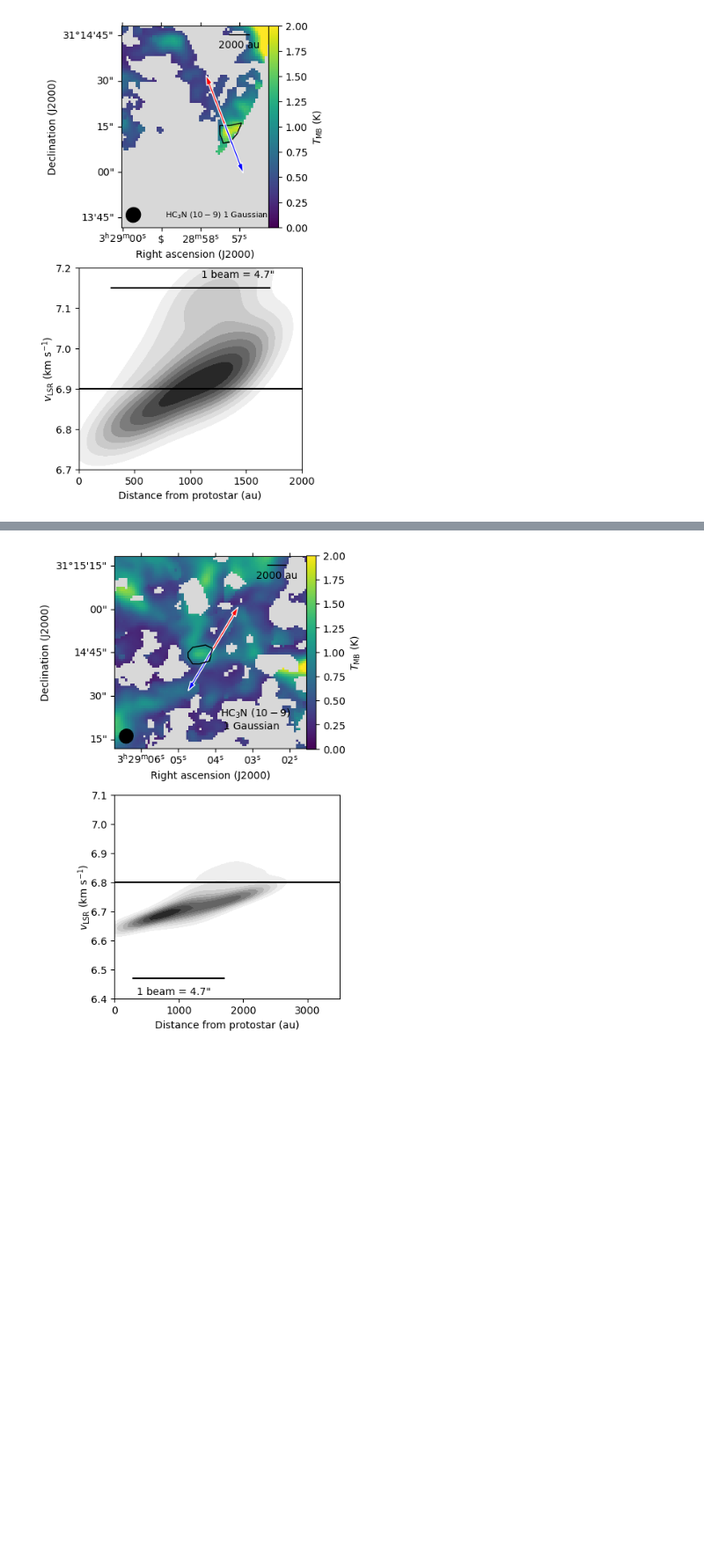
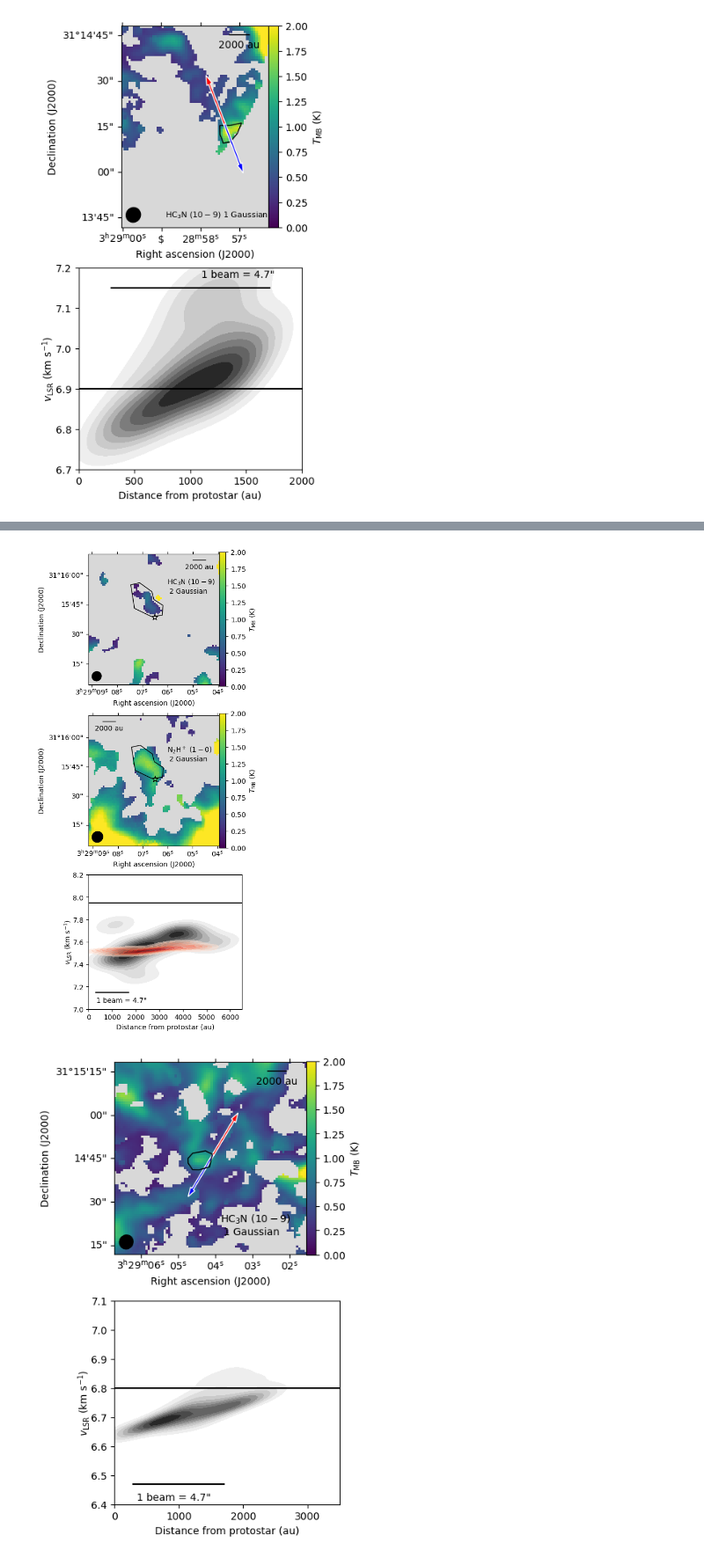
Before and after one commit to tere-valdivia/propstar_gasflow, a Jupyter notebook: figures_NGC1333SE.ipynb, the cells around one changed output, grey strips where cells are left out. Shown at 88% size. Drawn from its saved outputs; the diff is of its cells as text; code cells hidden in the pictures; blank space fills up the shorter version.

```diff
--- a/figures_NGC1333SE.ipynb
+++ b/figures_NGC1333SE.ipynb
@@ -2039,12 +2039,13 @@ fig.savefig('figures/zoom_iras2b_hc3n_tmb.pdf', bbox_inches='tight', dpi=300)
 # SK 15
 
 sk15_hc3nclusterfile = 'analysis/protostar_cutouts/SK15_HC3N_mlex2.fits'
-sk15_n2hpclusterfile = 'analysis/protostar_cutouts/SK15_N2Hp_cluster0.fits'
+sk15_n2hpclusterfile = 'analysis/protostar_cutouts/SK15_N2Hp_mlex2.fits'
 sk15_regionfile = 'analysis/protostar_cutouts/candidate_region_SK15.reg'
 
 sk15_hc3ncluster, sk15_hc3nhead = fits.getdata(sk15_hc3nclusterfile, header=True)
 sk15_n2hpcluster, sk15_n2hphead = fits.getdata(sk15_n2hpclusterfile, header=True)
 sk15_wcsskyhc3n = WCS(sk15_hc3nhead).celestial
+sk15_wcsskyn2hp = WCS(sk15_n2hphead).celestial
 sk15_region = Regions.read(sk15_regionfile)[0]
 sk15_vlsr = catalog_protostars.loc[15, 'vlsr']
 # %%
@@ -2095,3 +2096,72 @@ fig.savefig('figures/zoom_sk15_hc3n_tmb_wn2hp.pdf', bbox_inches='tight', dpi=300
+# %%
+fig = plt.figure(figsize=(4,12))
+ax = fig.add_subplot(311, projection=sk15_wcsskyhc3n)
+map = sk15_hc3ncluster[0]
+cmap = cm.get_cmap('viridis').copy()
+cmap.set_bad('0.85')
+tmin=0
+tmax=2
+vmin = 7
+vmax = 8.2
+label = r'$T_{\mathrm{MB}}$ (K)'#r'$v_{\mathrm{LSR}}$(km s$^{-1}$)'
+
+
+sc1 = ax.imshow(map, cmap=cmap, vmin=tmin, vmax=tmax)
+fig.colorbar(sc1, ax=ax, label=label, pad=-0.002)
+reg_load_pix = sk15_region.to_pixel(sk15_wcsskyhc3n)
+reg_load_pix.visual['edgecolor'] = 'black'
+reg_load_pix.plot(ax=ax, zorder=100)
+ax.scatter(catalog_protostars.loc[15, 'RAJ2000'], catalog_protostars.loc[15, 'DEJ2000'], transform=ax.get_transform('world'), marker='*', s=80, ec ='k', fc='None')
+add_beam(ax, major=bmaj, minor=bmin, angle=bpa, color='k', pad=0.1)
+ax.annotate('HC$_3$N ($10-9$)\n 2 Gaussian', (0.6, 0.7), xycoords='axes fraction', fontsize=10, color='k')
+# ax.annotate('N$_2$H$^+$ ($1-0$)\n Cluster 0', (0.6, 0.55), xycoords='axes fraction', fontsize=10, color='w')
+
+add_scalebar(ax, 2000/293*u.arcsec, corner='top right', label='2000 au')
+# ax.contour(sk15_n2hpcluster[0], transform=ax.get_transform(WCS(sk15_n2hphead).celestial), levels=[2,3,4,5], colors='w')
+
+lon = ax.coords[0]
+lat = ax.coords[1]
+lon.set_axislabel('Right ascension (J2000)')
+lat.set_axislabel('Declination (J2000)')
+
+ax2 = fig.add_subplot(312, projection=sk15_wcsskyn2hp)
+map2 = sk15_n2hpcluster[0]
+sc2 = ax2.imshow(map2, cmap=cmap, vmin=tmin, vmax=tmax)
+fig.colorbar(sc2, ax=ax2, label=label, pad=-0.002)
+reg_load_pix2 = sk15_region.to_pixel(sk15_wcsskyn2hp)
+reg_load_pix2.visual['edgecolor'] = 'black'
+reg_load_pix2.plot(ax=ax2, zorder=100)
+ax2.scatter(catalog_protostars.loc[15, 'RAJ2000'], catalog_protostars.loc[15, 'DEJ2000'], transform=ax2.get_transform('world'), marker='*', s=80, ec ='k', fc='None')
+add_beam(ax2, major=bmajn2hp, minor=bminn2hp, angle=bpan2hp, color='k', pad=0.1)
+ax2.annotate('N$_2$H$^+$ ($1-0$)\n 2 Gaussian', (0.6, 0.65), xycoords='axes fraction', fontsize=10, color='k')
+# ax.annotate('N$_2$H$^+$ ($1-0$)\n Cluster 0', (0.6, 0.55), xycoords='axes fraction', fontsize=10, color='w')
+
+add_scalebar(ax2, 2000/293*u.arcsec, corner='top left', label='2000 au')
+# ax.contour(sk15_n2hpcluster[0], transform=ax.get_transform(WCS(sk15_n2hphead).celestial), levels=[2,3,4,5], colors='w')
+
+lon = ax2.coords[0]
+lat = ax2.coords[1]
+lon.set_axislabel('Right ascension (J2000)')
+lat.set_axislabel('Declination (J2000)')
+
+xx, yy, zz = do_kde(sk15_hc3ncluster[1], sk15_hc3nhead, catalog_protostars.loc[15, 'RAJ2000'], catalog_protostars.loc[15, 'DEJ2000'],
+                    reg_load_pix, 293, 0, 6500, vmin, vmax)
+xx2, yy2, zz2 = do_kde(sk15_n2hpcluster[1], sk15_n2hphead, catalog_protostars.loc[15, 'RAJ2000'], catalog_protostars.loc[15, 'DEJ2000'],
+                    reg_load_pix2, 293, 0, 6500, vmin, vmax)
+
+ax3 = fig.add_subplot(313)
+ax3.contourf(xx, yy, zz, cmap='Greys', levels=np.arange(0.1, 1.2, 0.1), vmin=0., vmax=1.1)
+ax3.contourf(xx2, yy2, zz2, cmap='Reds', levels=np.arange(0.1, 1.2, 0.1), vmin=0., vmax=1.1, alpha=0.5)
+ax3.axhline(sk15_vlsr, color='k')
+ax3.set_ylim([vmin, vmax])
+ax3.set_xlabel('Distance from protostar (au)')
+ax3.set_ylabel(r'$v_{\mathrm{LSR}}$ (km s$^{-1}$)',labelpad=-0.1)
+ax3.hlines(y=7.15, xmin=1000-(bmaj.to(u.arcsec).value/2*293), xmax=1000+(bmaj.to(u.arcsec).value/2*293), color='k')
+ax3.annotate('1 beam = 4.7"', (0.05, 0.05), xycoords='axes fraction')
+
+fig.savefig('figures/zoom_sk15_hc3n_tmb_wn2hp.pdf', bbox_inches='tight', dpi=300)
+# %% [output]
+[figure, added]
 # %%
 # SK 14 -Per-emb-15
 
```
Also changed, not shown: parts of 1 cell of this notebook, 2 other files.
